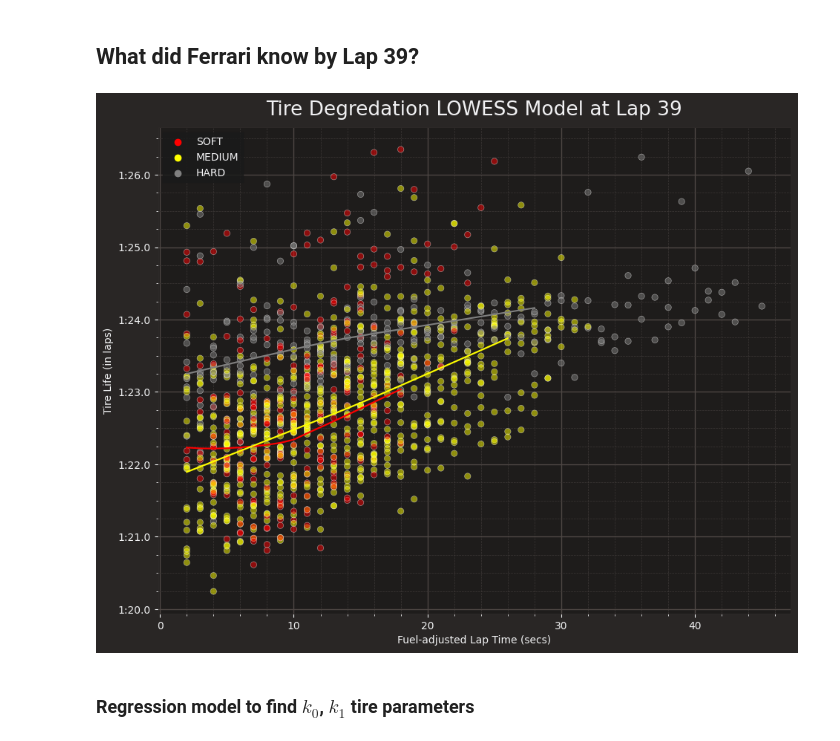
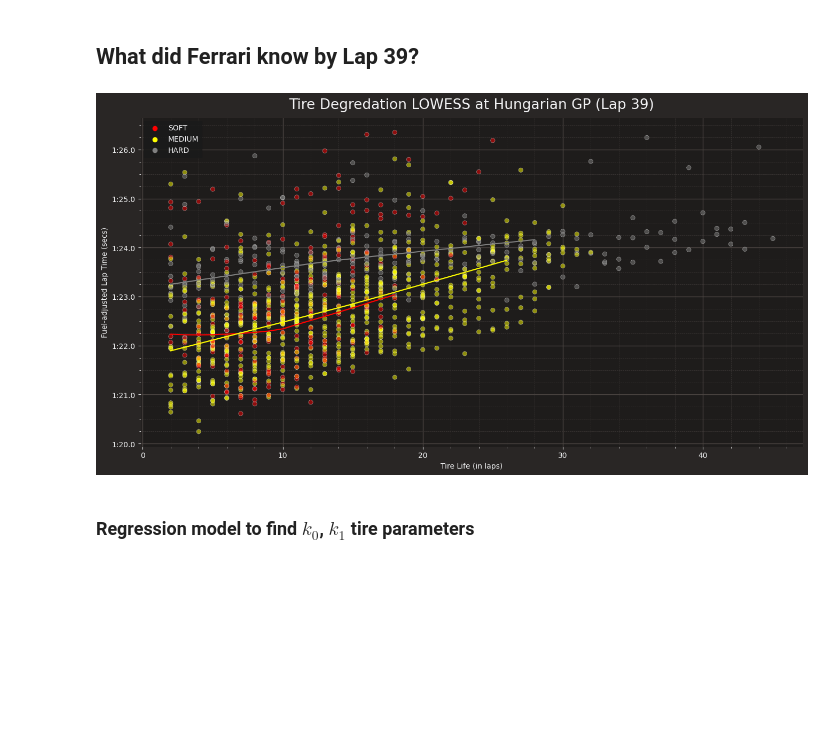
Before and after one commit to pezon/msca-optimization-f1-racing-strategy, a Jupyter notebook: analysis/tire-degradation.ipynb, the cells around one changed output. Saved outputs shown, nothing was run; the diff lists cells and outputs as text; code cells hidden in the pictures; blank space fills up the shorter version.

```diff
--- a/analysis/tire-degradation.ipynb
+++ b/analysis/tire-degradation.ipynb
@@ -131,38 +131,38 @@ lowess_frac = 1
 hard_df = laps_adj_df[laps_adj_df["Compound"] == "HARD"][laps_adj_df["LapNumber"] <= decision_lap]
 medium_df = laps_adj_df[laps_adj_df["Compound"] == "MEDIUM"][laps_adj_df["LapNumber"] <= decision_lap]
 soft_df = laps_adj_df[laps_adj_df["Compound"] == "SOFT"][laps_adj_df["LapNumber"] <= decision_lap]
 
 # apply lowess regression
 x_hard, y_hard = lowess(
     endog=hard_df["FuelAdjLapTime"].dt.total_seconds(), exog=hard_df["TyreLife"],
     frac=lowess_frac, it=5, return_sorted=True).T
 
 x_medium, y_medium = lowess(
     endog=medium_df["FuelAdjLapTime"].dt.total_seconds(), exog=medium_df["TyreLife"],
     frac=lowess_frac, it=5, return_sorted=True).T
 
 x_soft, y_soft = lowess(
     endog=soft_df["FuelAdjLapTime"].dt.total_seconds(), exog=soft_df["TyreLife"],
     frac=lowess_frac, it=5, return_sorted=True).T
 
 # plot
 palette = {
     "HARD": "gray",
     "MEDIUM": "yellow",
     "SOFT": "red",
 }
 
-fig, ax = plt.subplots(figsize=(11, 8.5))
-ax.set_title("Tire Degredation LOWESS Model at Lap 39")
-ax.set_xlabel("Fuel-adjusted Lap Time (secs)")
-ax.set_ylabel("Tire Life (in laps)")
+fig, ax = plt.subplots(figsize=(16, 8))
+ax.set_title("Tire Degredation LOWESS at Hungarian GP (Lap 39)")
+ax.set_ylabel("Fuel-adjusted Lap Time (secs)")
+ax.set_xlabel("Tire Life (in laps)")
 sns.scatterplot(data=laps_adj_df, x="TyreLife", y="FuelAdjLapTime", hue="Compound", palette=palette, alpha=0.50)
 sns.lineplot(x=x_soft.astype(int), y=pd.to_timedelta(y_soft, unit="S"), ax=ax, color="red")
 sns.lineplot(x=x_medium.astype(int), y=pd.to_timedelta(y_medium, unit="S"), ax=ax, color="yellow")
 sns.lineplot(x=x_hard.astype(int), y=pd.to_timedelta(y_hard, unit="S"), ax=ax, color="gray")
 ax.invert_yaxis()
 # %% [output]
-[figure, old version]
+[figure, new version]
 # %% [markdown]
 ### Regression model to find $k_0$, $k_1$ tire parameters
 # %%
```
Also changed, not shown: parts of 2 cells of this notebook, 4 other files.
